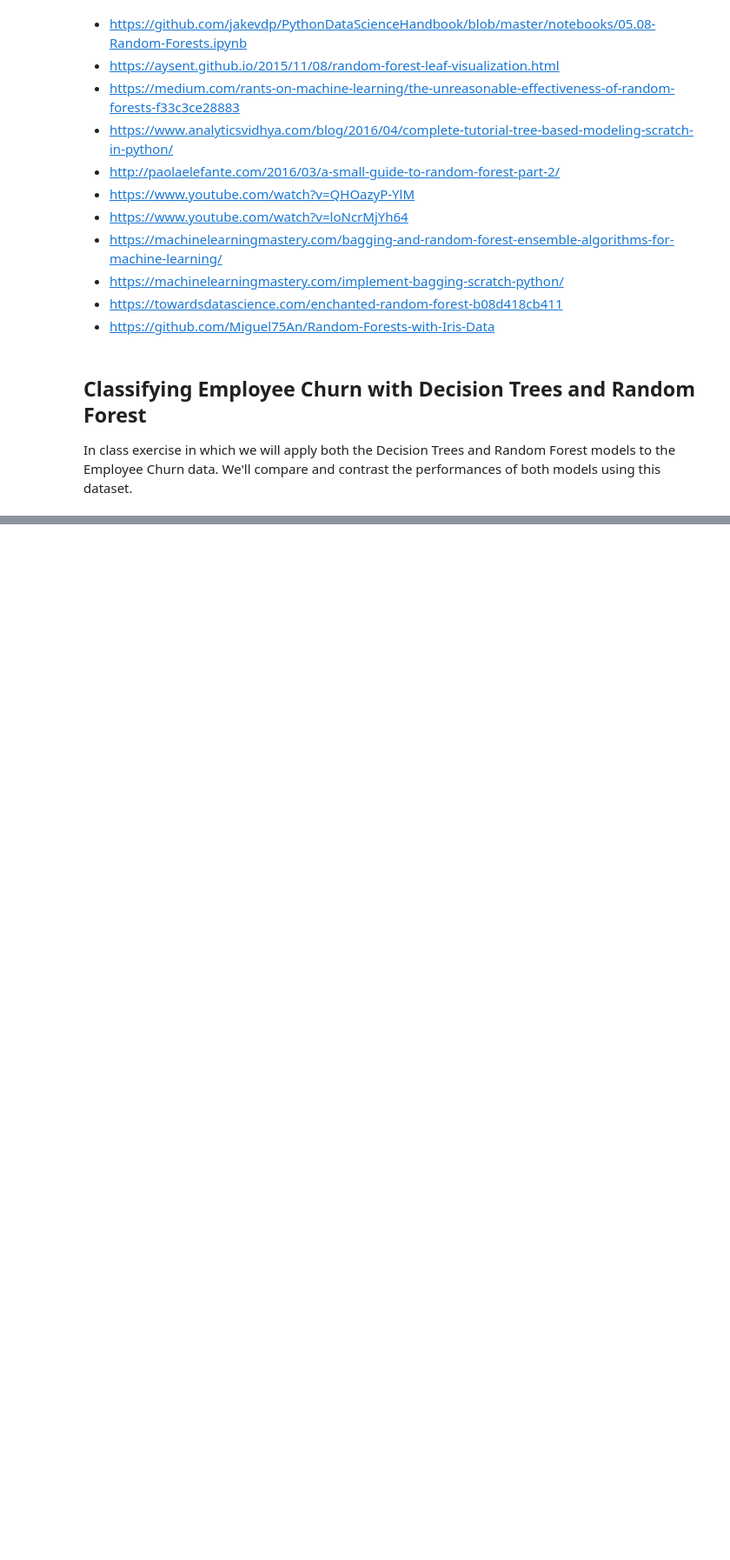
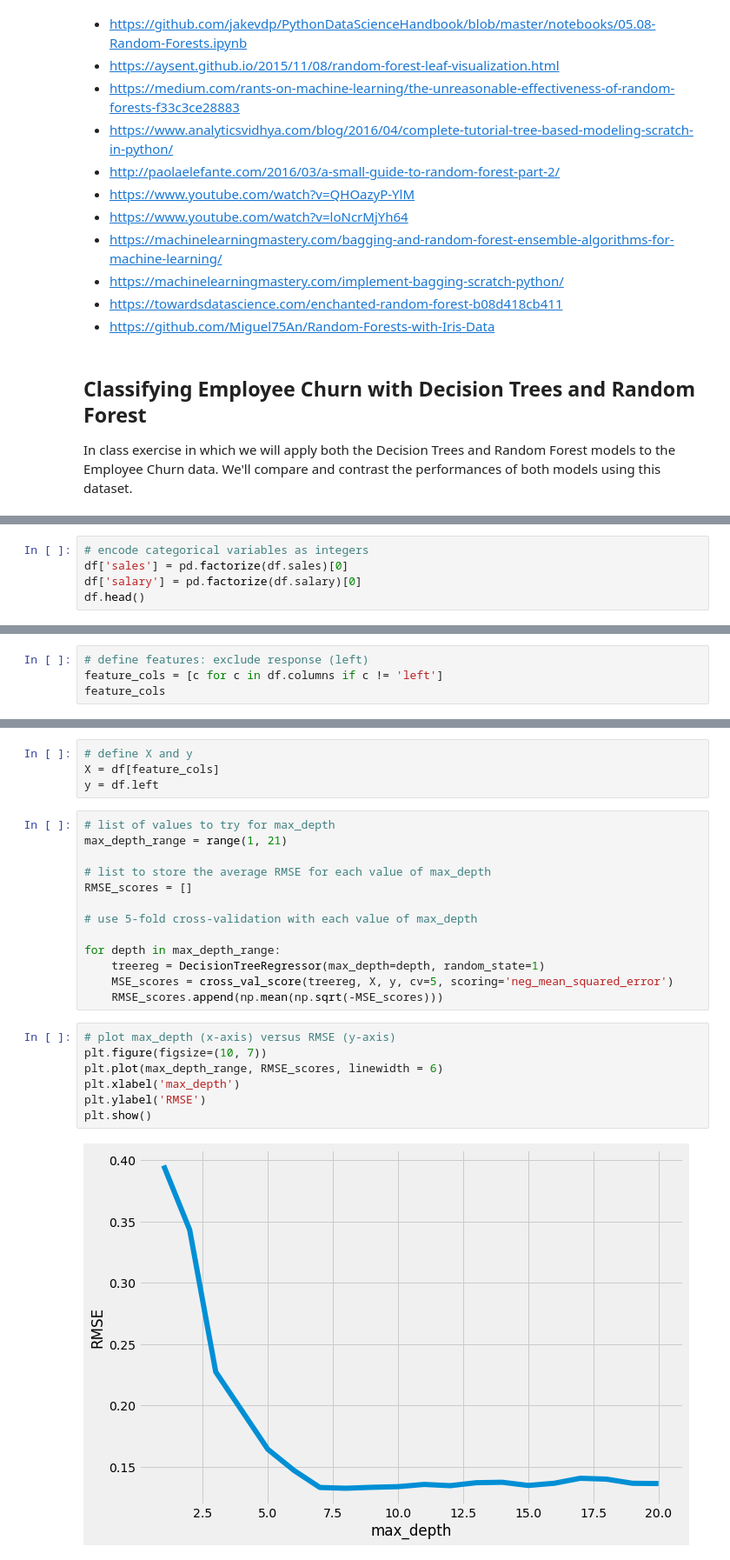
Before and after one commit to yangliu222/DS-SF-42, a Jupyter notebook: george_section/notebooks/In_class/Bagging and Ensembling with Random Forest (In class).ipynb, the cells around one changed output, grey strips where cells are left out. Shown at 87% size. Cells and saved outputs as stored; diff of their text form; blank space fills up the shorter version.

```diff
--- a/george_section/notebooks/In_class/Bagging and Ensembling with Random Forest (In class).ipynb
+++ b/george_section/notebooks/In_class/Bagging and Ensembling with Random Forest (In class).ipynb
@@ -572,0 +905,5 @@ df.head()
+# %%
+# encode categorical variables as integers
+df['sales'] = pd.factorize(df.sales)[0]
+df['salary'] = pd.factorize(df.salary)[0]
+df.head()
@@ -572,0 +917,4 @@ df.head()
+# %%
+# define features: exclude response (left)
+feature_cols = [c for c in df.columns if c != 'left']
+feature_cols
@@ -572,0 +931,26 @@ df.head()
+# %%
+# define X and y
+X = df[feature_cols]
+y = df.left
+# %%
+# list of values to try for max_depth
+max_depth_range = range(1, 21)
+
+# list to store the average RMSE for each value of max_depth
+RMSE_scores = []
+
+# use 5-fold cross-validation with each value of max_depth
+
+for depth in max_depth_range:
+    treereg = DecisionTreeRegressor(max_depth=depth, random_state=1)
+    MSE_scores = cross_val_score(treereg, X, y, cv=5, scoring='neg_mean_squared_error')
+    RMSE_scores.append(np.mean(np.sqrt(-MSE_scores)))
+# %%
+# plot max_depth (x-axis) versus RMSE (y-axis)
+plt.figure(figsize=(10, 7))
+plt.plot(max_depth_range, RMSE_scores, linewidth = 6)
+plt.xlabel('max_depth')
+plt.ylabel('RMSE')
+plt.show()
+# %% [output]
+[figure, added]
```
Also changed, not shown: parts of 74 cells of this notebook, 1 other file.
